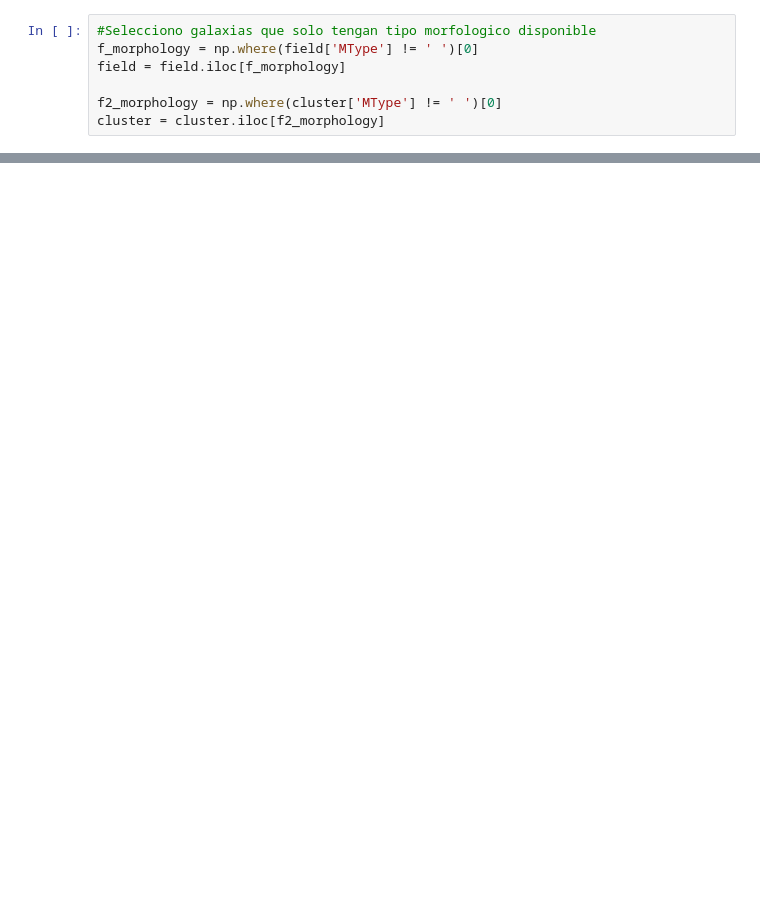
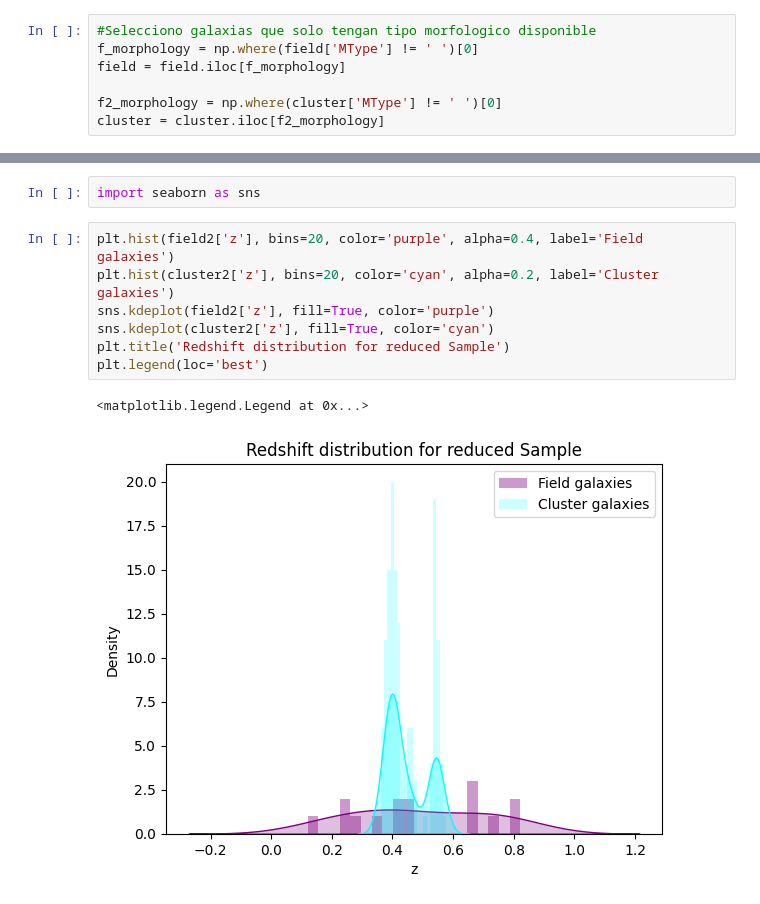
Before and after one commit to patito-mary/egdatos, a Jupyter notebook: manejodedatos.ipynb, the cells around one changed output, grey strips where cells are left out. Saved outputs shown, nothing was run; the diff lists cells and outputs as text; blank space fills up the shorter version.

```diff
--- a/manejodedatos.ipynb
+++ b/manejodedatos.ipynb
@@ -68,0 +118,12 @@ plt.show()
+# %%
+import seaborn as sns
+# %%
+plt.hist(field2['z'], bins=20, color='purple', alpha=0.4, label='Field galaxies')
+plt.hist(cluster2['z'], bins=20, color='cyan', alpha=0.2, label='Cluster galaxies')
+sns.kdeplot(field2['z'], fill=True, color='purple')
+sns.kdeplot(cluster2['z'], fill=True, color='cyan')
+plt.title('Redshift distribution for reduced Sample')
+plt.legend(loc='best')
+# %% [output]
+<matplotlib.legend.Legend at 0x...>
+[figure, added]
```
Also changed, not shown: parts of 14 cells of this notebook, 2 other files.
